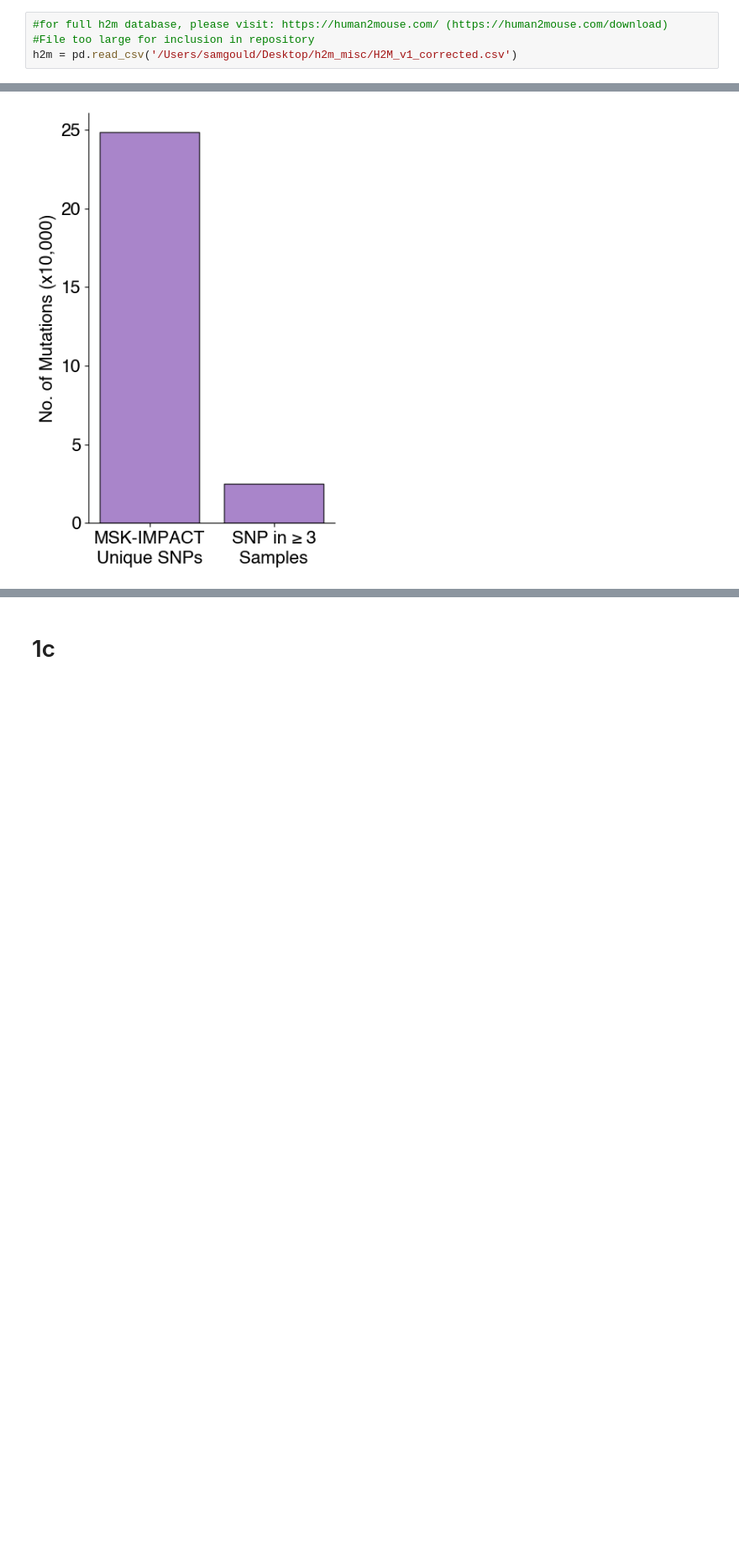
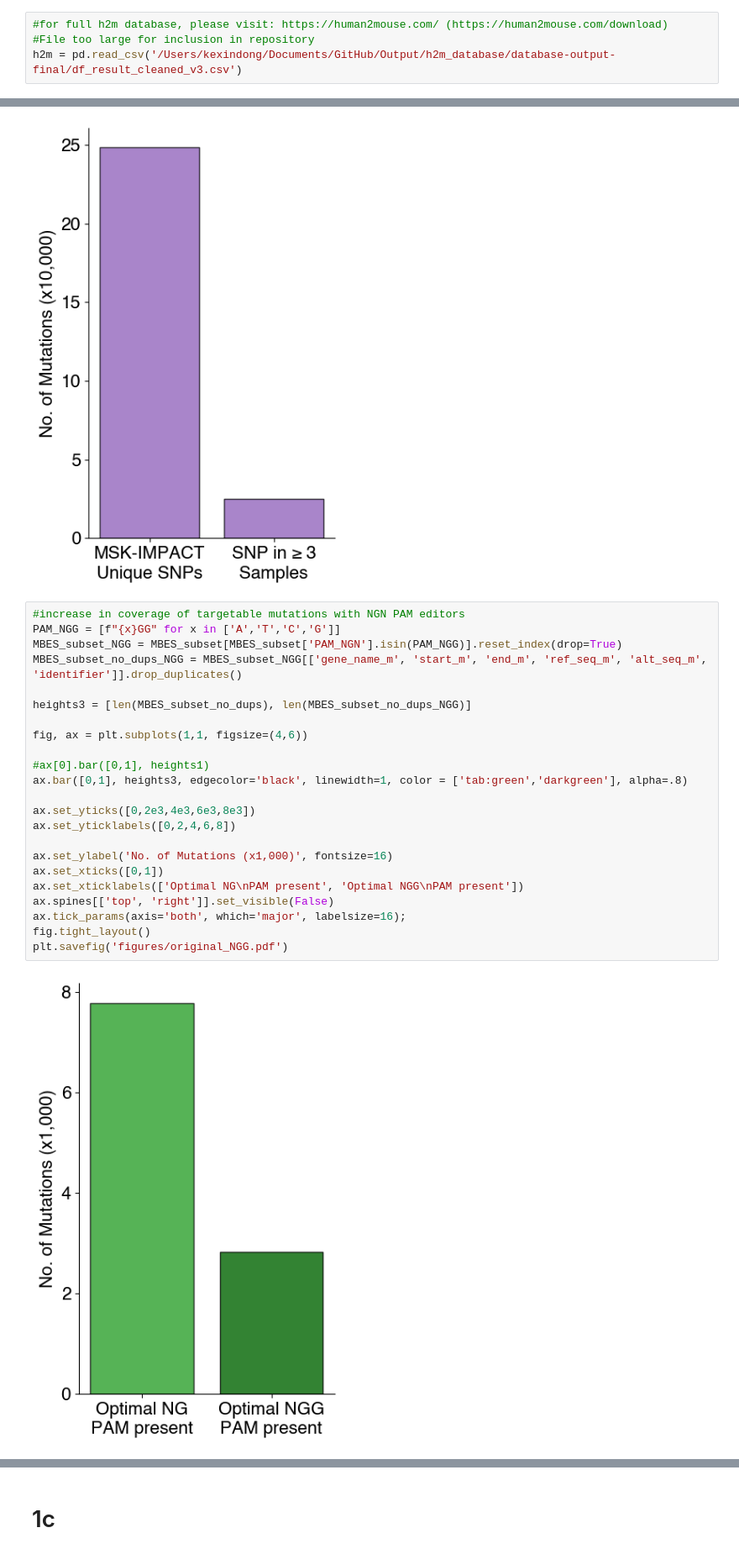
Before and after one commit to kexindon/B-ALL-in-vivo-base-editing, a Jupyter notebook: figure1.ipynb, the cells around one changed output, grey strips where cells are left out. Shown at 84% size. Saved outputs shown, nothing was run; the diff lists cells and outputs as text; blank space fills up the shorter version.

Commit message:
update of figure 1

```diff
--- a/figure1.ipynb
+++ b/figure1.ipynb
@@ -60,7 +60,7 @@ mutations_over_2_BE_amenable = mutations_over_2[mutations_over_2['alteration'].i
 # %%
 #for full h2m database, please visit: https://human2mouse.com/ (https://human2mouse.com/download)
 #File too large for inclusion in repository
-h2m = pd.read_csv('/Users/samgould/Desktop/h2m_misc/H2M_v1_corrected.csv')
+h2m = pd.read_csv('/Users/kexindong/Documents/GitHub/Output/h2m_database/database-output-final/df_result_cleaned_v3.csv')
 # %%
 h2m_subset = h2m[(h2m['gene_name_h'].isin(list(np.unique(mutations_over_2['gene_name_h']))))].reset_index(drop=True)
 # %%
@@ -192,3 +192,28 @@ ax.tick_params(axis='both', which='major', labelsize=16);
 fig.tight_layout()
 # %% [output]
 [figure]
+# %%
+#increase in coverage of targetable mutations with NGN PAM editors
+PAM_NGG = [f"{x}GG" for x in ['A','T','C','G']]
+MBES_subset_NGG = MBES_subset[MBES_subset['PAM_NGN'].isin(PAM_NGG)].reset_index(drop=True)
+MBES_subset_no_dups_NGG = MBES_subset_NGG[['gene_name_m', 'start_m', 'end_m', 'ref_seq_m', 'alt_seq_m', 'identifier']].drop_duplicates()
+
+heights3 = [len(MBES_subset_no_dups), len(MBES_subset_no_dups_NGG)]
+
+fig, ax = plt.subplots(1,1, figsize=(4,6))
+
+#ax[0].bar([0,1], heights1)
+ax.bar([0,1], heights3, edgecolor='black', linewidth=1, color = ['tab:green','darkgreen'], alpha=.8)
+
+ax.set_yticks([0,2e3,4e3,6e3,8e3])
+ax.set_yticklabels([0,2,4,6,8])
+
+ax.set_ylabel('No. of Mutations (x1,000)', fontsize=16)
+ax.set_xticks([0,1])
+ax.set_xticklabels(['Optimal NG\nPAM present', 'Optimal NGG\nPAM present'])
+ax.spines[['top', 'right']].set_visible(False)
+ax.tick_params(axis='both', which='major', labelsize=16);
+fig.tight_layout()
+plt.savefig('figures/original_NGG.pdf')
+# %% [output]
+[figure, added]
```
Also changed, not shown: parts of 4 cells of this notebook, 2 other files.
